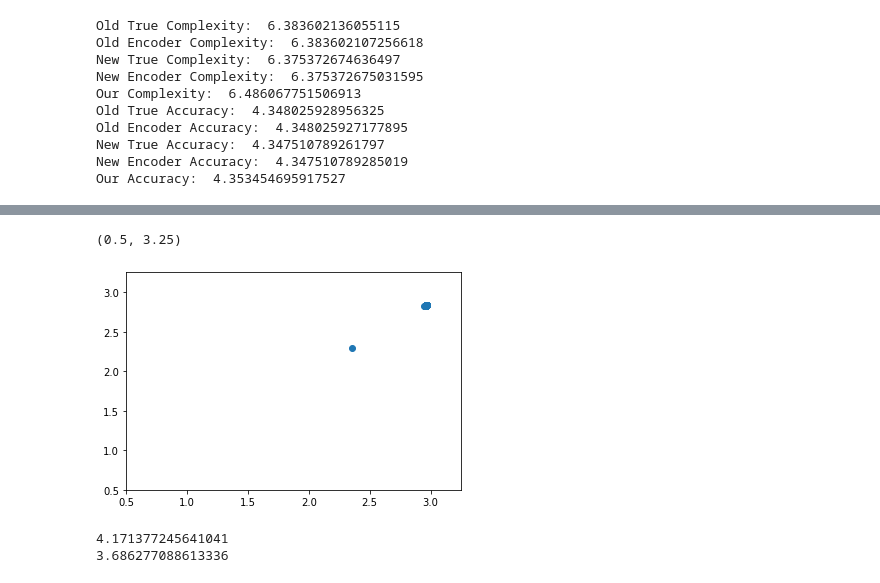
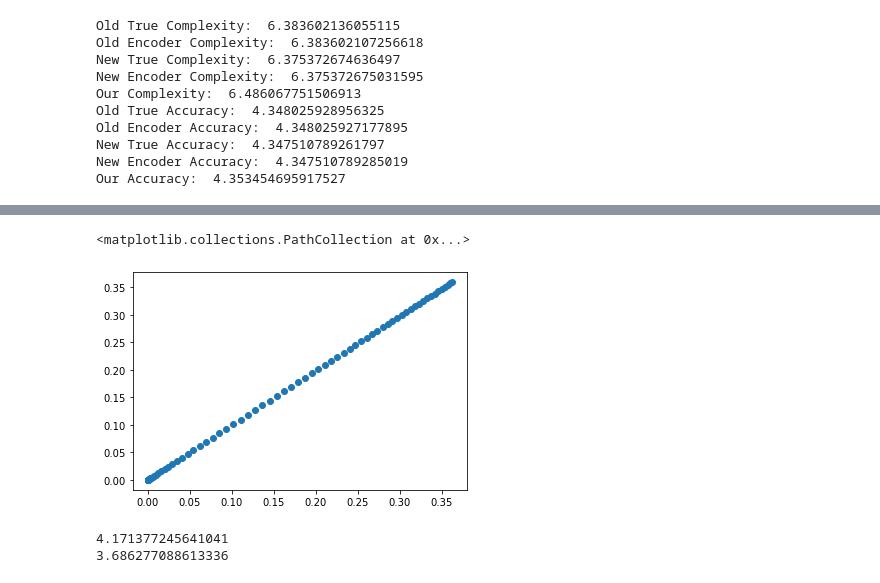
Before and after one commit to jaikaggarwal/stancetaking, a Jupyter notebook: main_analyses/efficiency.ipynb, the cells around one changed output, grey strips where cells are left out. Drawn from its saved outputs; the diff is of its cells as text; code cells hidden in the pictures.

```diff
--- a/main_analyses/efficiency.ipynb
+++ b/main_analyses/efficiency.ipynb
@@ -290,7 +290,7 @@ accuracy(qw_m[1200], pm, pu_m)
 4.347510789285019
 # %%
 # Adapted from psuedo algorithm here: https://www.nogsky.com/publication/2019-evo-ib/2019-evo-IB.pdf
-def reverse_annealing(pm, pu_m, init_qwm, betas):
+def reverse_annealing(pm, pu_m, init_qwm, betas, ptol=1e-8):
     # encoder is conditional probability of w|m
     # pm is marginal probability
     #assert joint.shape == (1024, 1024) # we want words to be on the rows, meanings on the columns
@@ -300,7 +300,7 @@ def reverse_annealing(pm, pu_m, init_qwm, betas):
         # if i == 1:
         #     break
         # Initial joint is just the initial encoder multiplied by p(m)
-        new_encoder = da(pm, pu_m, curr_encoder, betas[i])
+        new_encoder = da(pm, pu_m, curr_encoder, betas[i], ptol)
         encoder_list.append(new_encoder)
         curr_encoder = new_encoder
     return encoder_list
@@ -530,5 +744,5 @@ Our Accuracy:  4.353454695917527
 # %%
-new_encoders = reverse_annealing(pm, pu_m, qw_m[500], beta_schedule[100-19:500-19][::-1])
+new_encoders = reverse_annealing(pm, pu_m, qw_m[100], beta_schedule[90:100][::-1], ptol=1e-8)
 new_comp = []
 new_acc = []
 for e in tqdm(new_encoders):
@@ -537,10 +796,10 @@ for e in tqdm(new_encoders):
 # %%
 plt.scatter(new_comp, new_acc)
-plt.xlim(0.5, 3.25)
-plt.ylim(0.5, 3.25)
+# plt.xlim(0.5, 3.25)
+# plt.ylim(0.5, 3.25)
 # %% [output]
-(0.5, 3.25)
+<matplotlib.collections.PathCollection at 0x...>
-[figure, old version]
+[figure, new version]
 # %%
 print(complexity(o, pm))
 print(accuracy(o, pm, pu_w))
```
Also changed, not shown: parts of 26 cells of this notebook.
